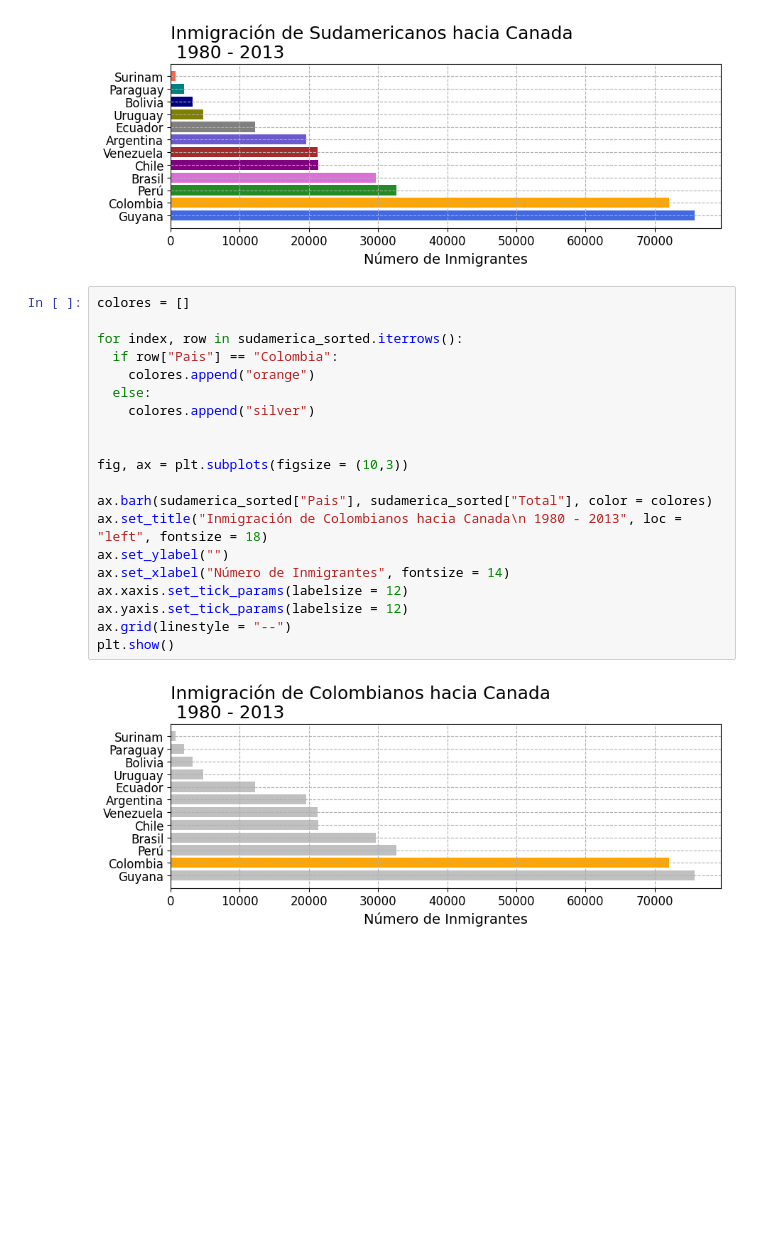
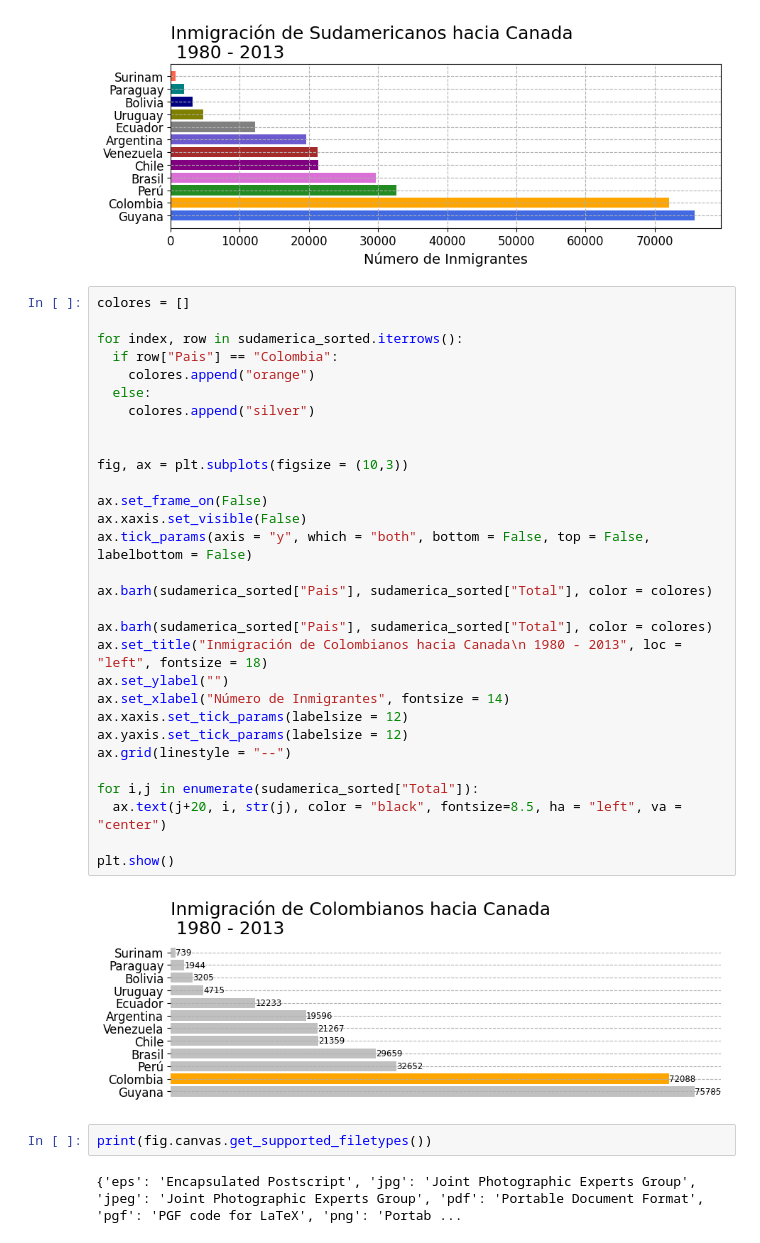
Before and after one commit to cmrondon2000/visualizacion-datos-python, a Jupyter notebook: Creando_Graficos_Python.ipynb, the cells around one changed output. Saved outputs shown, nothing was run; the diff lists cells and outputs as text; blank space fills up the shorter version.

```diff
--- a/Creando_Graficos_Python.ipynb
+++ b/Creando_Graficos_Python.ipynb
@@ -440,22 +440,36 @@ plt.show()
 # %%
 colores = []
 
 for index, row in sudamerica_sorted.iterrows():
   if row["Pais"] == "Colombia":
     colores.append("orange")
   else:
     colores.append("silver")
 
 
 fig, ax = plt.subplots(figsize = (10,3))
 
+ax.set_frame_on(False)
+ax.xaxis.set_visible(False)
+ax.tick_params(axis = "y", which = "both", bottom = False, top = False, labelbottom = False)
+
+ax.barh(sudamerica_sorted["Pais"], sudamerica_sorted["Total"], color = colores)
+
 ax.barh(sudamerica_sorted["Pais"], sudamerica_sorted["Total"], color = colores)
 ax.set_title("Inmigración de Colombianos hacia Canada\n 1980 - 2013", loc = "left", fontsize = 18)
 ax.set_ylabel("")
 ax.set_xlabel("Número de Inmigrantes", fontsize = 14)
 ax.xaxis.set_tick_params(labelsize = 12)
 ax.yaxis.set_tick_params(labelsize = 12)
 ax.grid(linestyle = "--")
+
+for i,j in enumerate(sudamerica_sorted["Total"]):
+  ax.text(j+20, i, str(j), color = "black", fontsize=8.5, ha = "left", va = "center")
+
 plt.show()
 # %% [output]
-[figure, old version]
+[figure, new version]
+# %%
+print(fig.canvas.get_supported_filetypes())
+# %% [output]
+{'eps': 'Encapsulated Postscript', 'jpg': 'Joint Photographic Experts Group', 'jpeg': 'Joint Photographic Experts Group', 'pdf': 'Portable Document Format', 'pgf': 'PGF code for LaTeX', 'png': 'Portab ...
```
Also changed, not shown: parts of 1 cell of this notebook.
